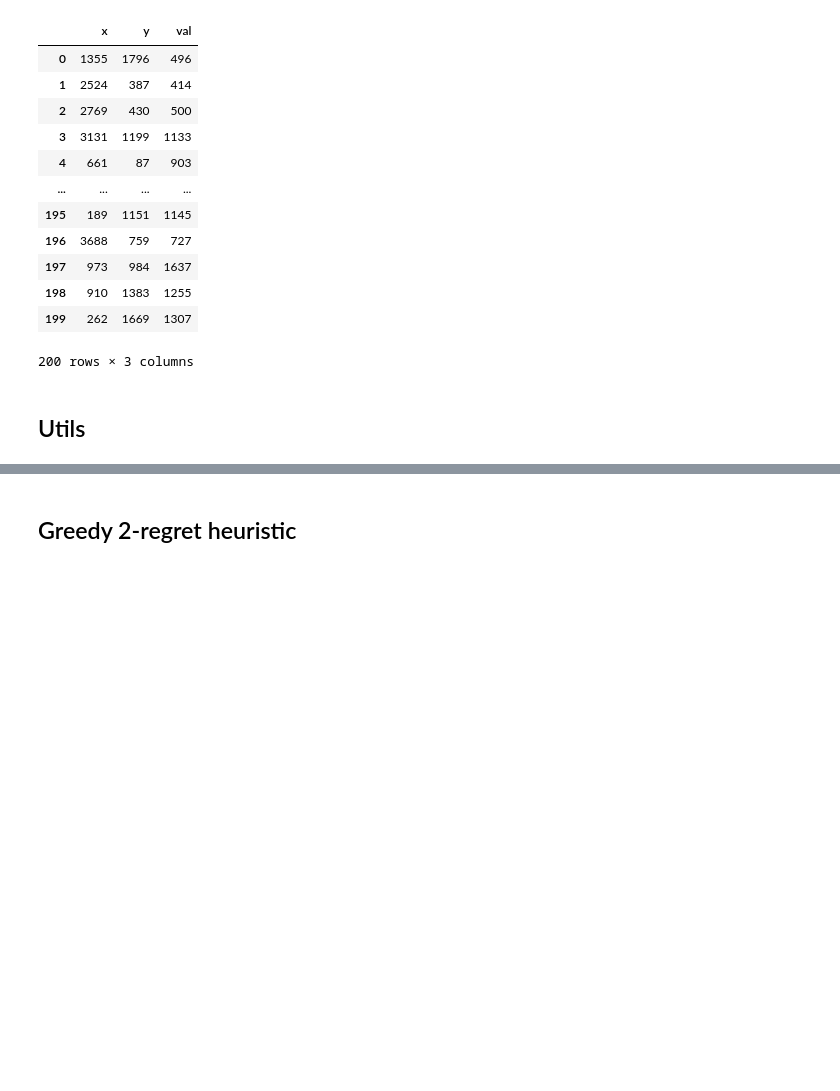
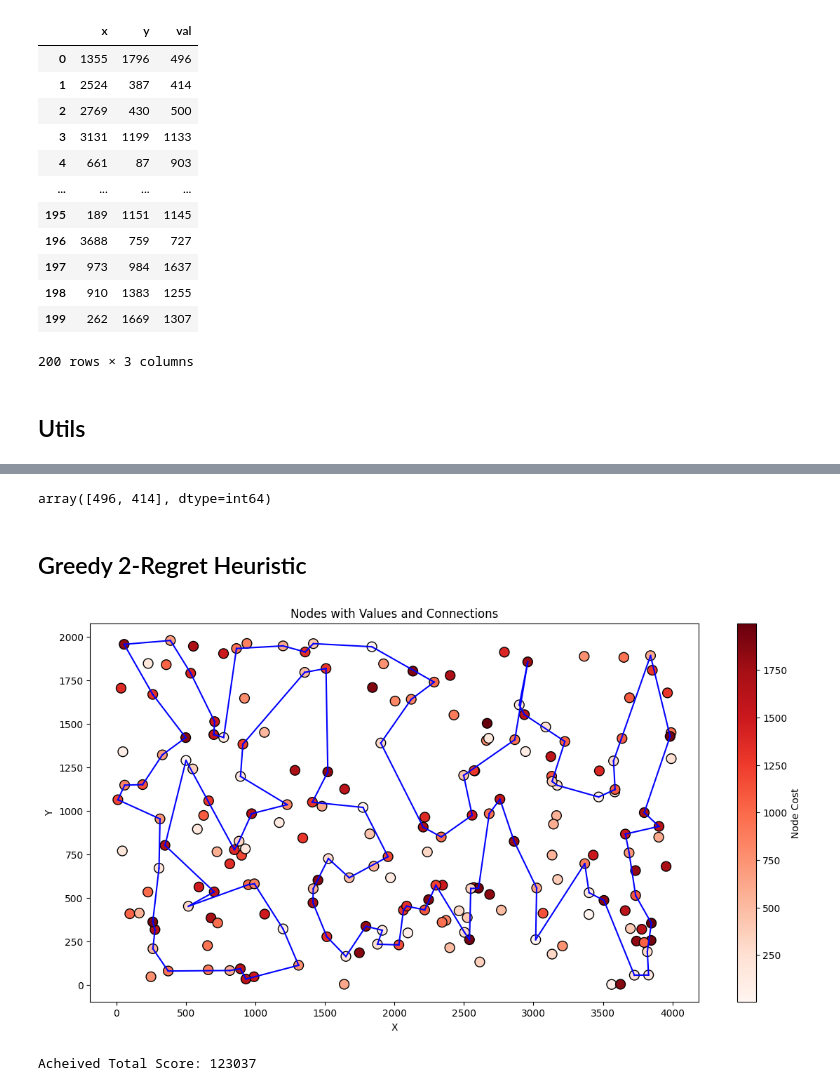
Before and after one commit to MatTheTab/Evolutionary-Computation, a Jupyter notebook: Assignment 2 Regret heuristics/Assignment_2_b.ipynb, the cells around one changed output, grey strips where cells are left out. Saved outputs shown, nothing was run; the diff lists cells and outputs as text; code cells hidden in the pictures; blank space fills up the shorter version.

Commit message:
Add regret heuristics

```diff
--- a/Assignment 2 Regret heuristics/Assignment_2_b.ipynb
+++ b/Assignment 2 Regret heuristics/Assignment_2_b.ipynb
@@ -125,0 +266,3 @@ def euclidean_distance(point1, point2):
+# %%
+distance_matrix = get_distance_matrix(df, euclidean_distance)
+pd.DataFrame(distance_matrix)
@@ -126,2 +283,60 @@ def euclidean_distance(point1, point2):
+# %%
+weights = df.val.to_numpy()
+weights[:2]
+# %% [output]
+array([496, 414], dtype=int64)
 # %% [markdown]
-## Greedy 2-regret heuristic
+## Greedy 2-Regret Heuristic
+# %%
+def greedy_regret_cycle(matrix, weights, start_node):
+    '''
+    Implements a greedy regret cycle algorithm with regret to solve the Traveling Salesman Problem (TSP).
+
+    Parameters:
+    matrix: numpy.array containing distances between nodes.
+    weights: numpy.array containing the weights associated with each node.
+    starting_node: int, the index of the node from which the cycle starts.
+    '''
+    solution = [start_node]
+    non_cycle_nodes = set([i for i in range(len(weights))])
+    non_cycle_nodes.remove(start_node)
+    num_iterations = int((len(weights) // 2) - 3)
+    second_node = find_second_node_closest(start_node, matrix, weights)
+    #second_node = find_second_node_regret(start_node, non_cycle_nodes, matrix, weights)
+    solution.append(second_node)
+    non_cycle_nodes.remove(second_node)
+    third_node = find_third_node(start_node, second_node, matrix, weights)
+    solution.append(third_node)
+    non_cycle_nodes.remove(third_node)
+    score = calculate_score_three(solution, matrix, weights)
+
+    for i in range(num_iterations):
+        for node in non_cycle_nodes:
+            best_regret = -np.inf
+            best_node = None
+            best_location = None
+            score_locations = []
+            scores = []
+            for insert_location in range(len(solution) - 1):
+                temp_score = update_score(solution, score, node, insert_location, matrix, weights)
+                score_locations.append(insert_location)
+                scores.append(temp_score)
+            scores, score_locations = zip(*sorted(zip(scores, score_locations)))
+            regret = scores[1] - scores[0]
+            regret_location = score_locations[0]
+            if regret > best_regret:
+                best_regret = regret
+                best_node = node
+                best_location = regret_location
+        solution.insert(best_location, best_node)
+        score = scores[0]
+        non_cycle_nodes.remove(best_node)
+    return solution, score
+
+start_node = 0
+solution, score = greedy_regret_cycle(distance_matrix, weights, start_node)
+plot_nodes_with_lines(df, solution)
+print(f"Acheived Total Score: {score}")
+# %% [output]
+[figure, added]
+Acheived Total Score: 123037
```
Also changed, not shown: parts of 32 cells of this notebook.
